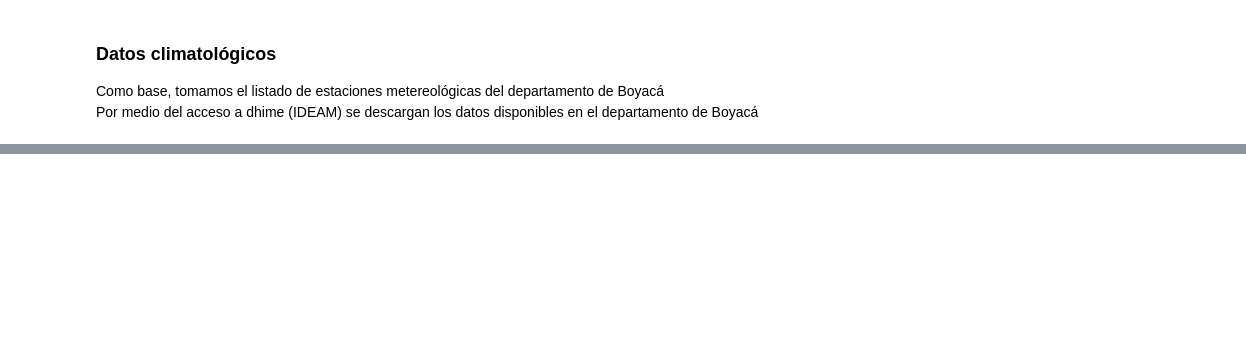
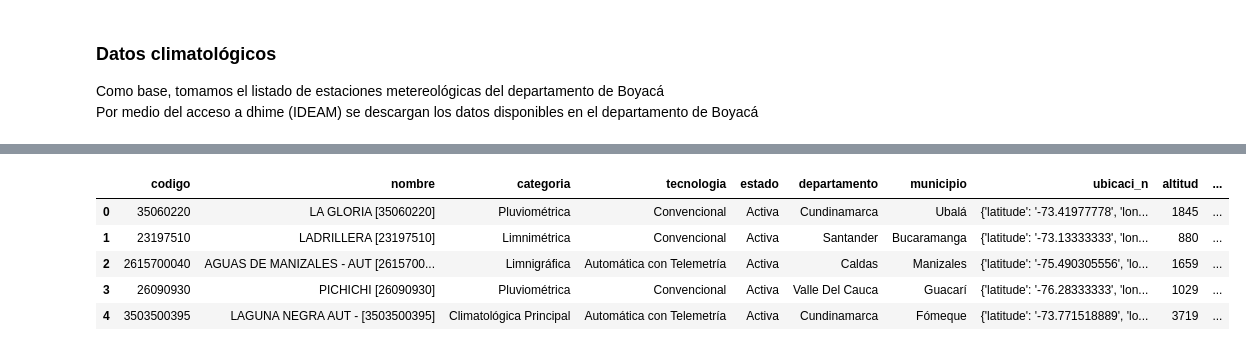
Before and after one commit to Dayan324/AgroPilot, a Jupyter notebook: notebooks/download/estaciones.ipynb, the cells around one changed output, grey strips where cells are left out. Drawn from its saved outputs; the diff is of its cells as text; code cells hidden in the pictures; blank space fills up the shorter version.

Commit message:
Estaciones climáticas Boyacá

```diff
--- a/notebooks/download/estaciones.ipynb
+++ b/notebooks/download/estaciones.ipynb
@@ -30 +110,20 @@ Index(['codigo', 'nombre', 'categoria', 'tecnologia', 'estado', 'departamento',
+# %%
+# Dataframe geoespacial de estaciones
+gdf_estaciones_colombia = gpd.GeoDataFrame(
+    df_estaciones,
+    geometry=gpd.points_from_xy(
+        df_estaciones["longitud"],
+        df_estaciones["latitud"]
+    ),
+    crs="EPSG:4326"
+)
+
+gdf_estaciones_colombia.head()
+# %% [output]
+|  | codigo | nombre | categoria | tecnologia | estado | departamento | municipio | ubicaci_n | altitud | ... |
+| 0 | 35060220 | LA GLORIA [35060220] | Pluviométrica | Convencional | Activa | Cundinamarca | Ubalá | {'latitude': '-73.41977778', 'lon... | 1845 | ... |
+| 1 | 23197510 | LADRILLERA [23197510] | Limnimétrica | Convencional | Activa | Santander | Bucaramanga | {'latitude': '-73.13333333', 'lon... | 880 | ... |
+| 2 | 2615700040 | AGUAS DE MANIZALES - AUT [2615700... | Limnigráfica | Automática con Telemetría | Activa | Caldas | Manizales | {'latitude': '-75.490305556', 'lo... | 1659 | ... |
+| 3 | 26090930 | PICHICHI [26090930] | Pluviométrica | Convencional | Activa | Valle Del Cauca | Guacarí | {'latitude': '-76.28333333', 'lon... | 1029 | ... |
+| 4 | 3503500395 | LAGUNA NEGRA AUT - [3503500395] | Climatológica Principal | Automática con Telemetría | Activa | Cundinamarca | Fómeque | {'latitude': '-73.771518889', 'lo... | 3719 | ... |
 # %%
```
Also changed, not shown: parts of 8 cells of this notebook.
